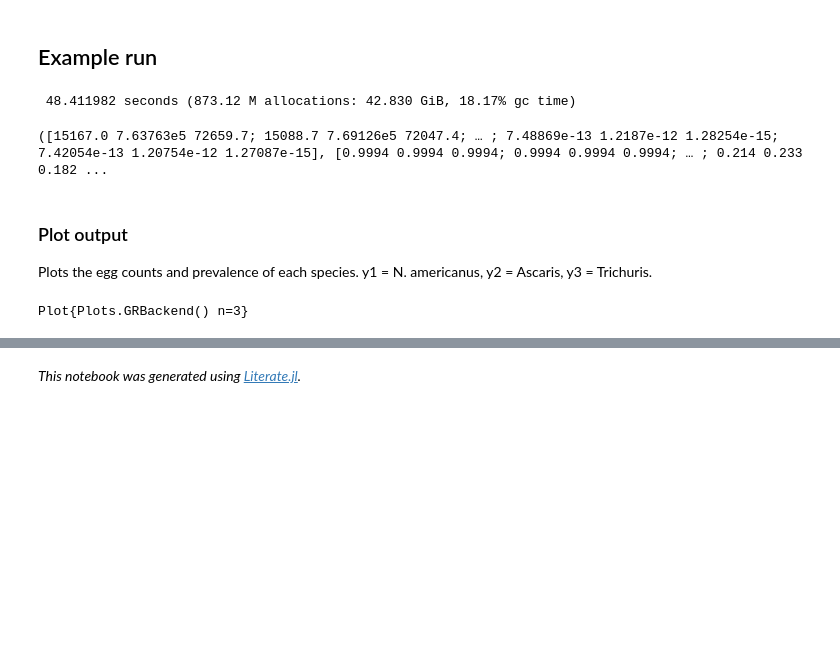
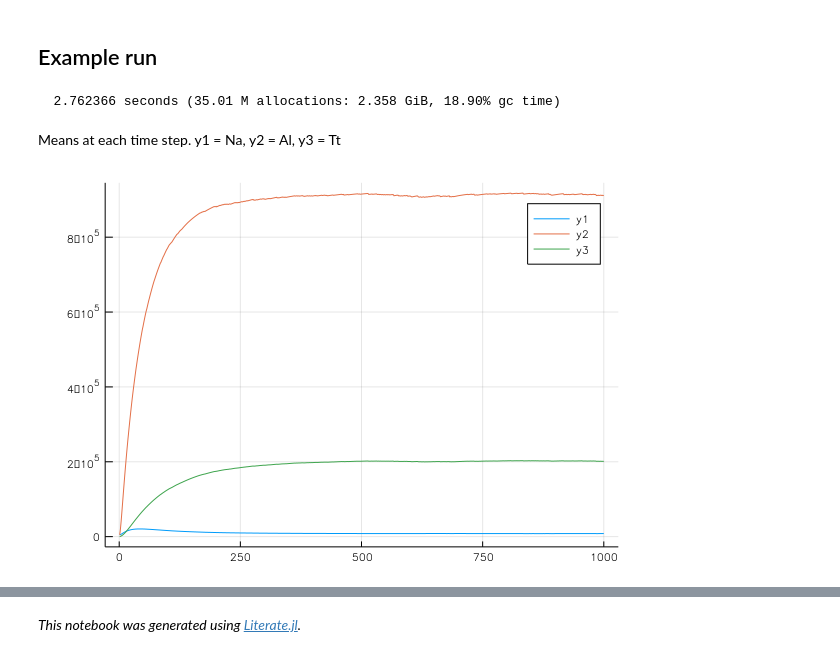
Before and after one commit to hannahlepper/sth_coinf_model, a Jupyter notebook: coinf_model.ipynb, the cells around one changed output, grey strips where cells are left out. Cells and saved outputs as stored; diff of their text form; code cells hidden in the pictures; blank space fills up the shorter version.

```diff
--- a/coinf_model.ipynb
+++ b/coinf_model.ipynb
@@ -278,19 +318,22 @@ end
 main (generic function with 1 method)
 # %% [markdown]
 ## Example run
-# %%
-#Usually takes 10 - 15 seconds
-@time EC, prevs = main(5000, 5000, SpPars, 18.2, ts, halflife, pc_dr, stool_samp)
-# %% [output]
- 48.411982 seconds (873.12 M allocations: 42.830 GiB, 18.17% gc time)
-([15167.0 7.63763e5 72659.7; 15088.7 7.69126e5 72047.4; … ; 7.48869e-13 1.2187e-12 1.28254e-15; 7.42054e-13 1.20754e-12 1.27087e-15], [0.9994 0.9994 0.9994; 0.9994 0.9994 0.9994; … ; 0.214 0.233 0.182 ...
-# %% [markdown]
-### Plot output
-Plots the egg counts and prevalence of each species. y1 = N. americanus, y2 = Ascaris, y3 = Trichuris.
-# %%
-using Plots
-
-plot(1:5000, EC)
-plot(1:5000, prevs)
-# %% [output]
-Plot{Plots.GRBackend() n=3}
+# %%
+@time EC, prevs, PEL, EL, adults, EOut, eggs, AW, f_PEL, f_EL = main(1000, 1000, SpPars,
+  18.2, ts, halflife, 1/72 * ts, stool_samp)
+# ### Plot output
+# SO MANY PLOTS. I hope there are enough!
+using Plots
+# %% [output]
+  2.762366 seconds (35.01 M allocations: 2.358 GiB, 18.90% gc time)
+# %% [markdown]
+Means at each time step.
+y1 = Na, y2 = Al, y3 = Tt
+# %%
+plot(1:1000, PEL[1:1000,:]) #pre-established larvae - as expected
+plot(1:1000, EL[1:1000,:]) #established larvae - as expected
+plot(1:1000, adults[1:1000,:]) #adult worms
+plot(1:1000, EOut[1:1000,:]) #Eggs per host (all eggs per time step)
+plot(1:1000, EC[1:1000,:])
+# %% [output]
+[figure, added]
```
Also changed, not shown: parts of 17 cells of this notebook, 1 other file.
